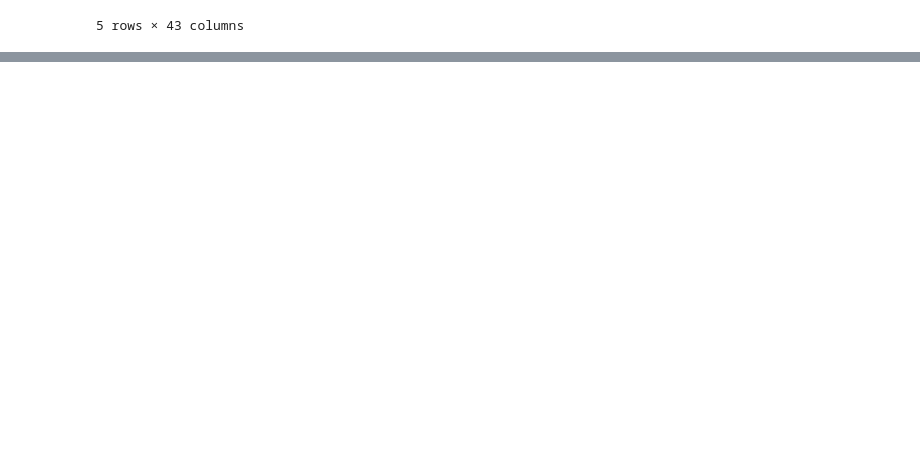
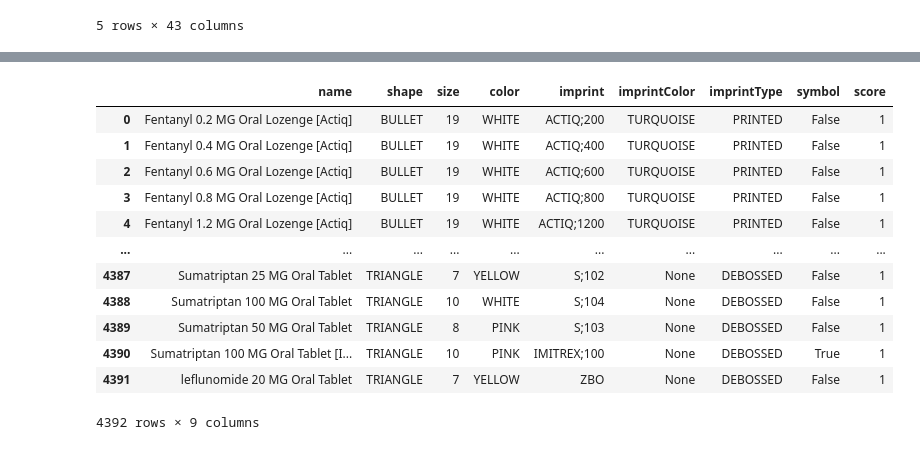
Before and after one commit to d3rp3tt3/cv_project, a Jupyter notebook: explore.ipynb, the cells around one changed output, grey strips where cells are left out. Drawn from its saved outputs; the diff is of its cells as text; code cells hidden in the pictures; blank space fills up the shorter version.

```diff
--- a/explore.ipynb
+++ b/explore.ipynb
@@ -22,5 +22,5 @@ data.shape
 # %% [output]
 (4392, 18)
 # %%
-df = pd.read_json('./data/rximagesAll.json', lines=True)
+json_df = pd.read_json('./data/rximagesAll.json', lines=True)
 # %%
@@ -35,7 +35,7 @@ df.head()
 5 rows × 35 columns
 # %%
 # Copy the data to a new dataframe
-df_copy = df.copy()
+json_df_copy = json_df.copy()
 # %%
 # Extract the values from the dictionary, which we'll use for the classifiers
 def extract_values(dictionary):
@@ -49,5 +49,5 @@ def extract_values(dictionary):
 	score = dictionary.get('score')
 	return shape, size, color, imprint, imprintColor, imprintType, symbol, score
 
-df_copy[['shape', 'size', 'color', 'imprint', 'imprintColor', 'imprintType', 'symbol', 'score']] = df_copy['mpc'].apply(extract_values).apply(pd.Series)
+json_df_copy[['shape', 'size', 'color', 'imprint', 'imprintColor', 'imprintType', 'symbol', 'score']] = df_copy['mpc'].apply(extract_values).apply(pd.Series)
 # %%
@@ -60,3 +60,6 @@ df_copy.head()
 | 3 | {'$oid': '5a32f687eb4525ea9e82bee6'} | 63459-0508-30 | 1 | 261108 | 09-26-2013 | Fentanyl 0.8 MG Oral Lozenge [Actiq] | Cephalon, Inc. | CII | National Library of Medicine | Li... | {'shape': 'BULLET', 'size': 19, '... | ... |
 | 4 | {'$oid': '5a32f687eb4525ea9e82bee7'} | 63459-0512-30 | 1 | 261109 | 09-26-2013 | Fentanyl 1.2 MG Oral Lozenge [Actiq] | Cephalon, Inc. | CII | National Library of Medicine | Li... | {'shape': 'BULLET', 'size': 19, '... | ... |
 5 rows × 43 columns
+# %%
+df_cleaned = json_df_copy.drop(['mpc', '_id'], axis=1)
+df_cleaned.head()
@@ -62,0 +93,18 @@ df_copy.head()
+# %%
+# Reduce the number of features to just the ones we want to use
+df_features = df_cleaned[['name', 'shape', 'size', 'color', 'imprint', 'imprintColor', 'imprintType', 'symbol', 'score']]
+df_features
+# %% [output]
+|  | name | shape | size | color | imprint | imprintColor | imprintType | symbol | score |
+| 0 | Fentanyl 0.2 MG Oral Lozenge [Actiq] | BULLET | 19 | WHITE | ACTIQ;200 | TURQUOISE | PRINTED | False | 1 |
+| 1 | Fentanyl 0.4 MG Oral Lozenge [Actiq] | BULLET | 19 | WHITE | ACTIQ;400 | TURQUOISE | PRINTED | False | 1 |
+| 2 | Fentanyl 0.6 MG Oral Lozenge [Actiq] | BULLET | 19 | WHITE | ACTIQ;600 | TURQUOISE | PRINTED | False | 1 |
+| 3 | Fentanyl 0.8 MG Oral Lozenge [Actiq] | BULLET | 19 | WHITE | ACTIQ;800 | TURQUOISE | PRINTED | False | 1 |
+| 4 | Fentanyl 1.2 MG Oral Lozenge [Actiq] | BULLET | 19 | WHITE | ACTIQ;1200 | TURQUOISE | PRINTED | False | 1 |
+| ... | ... | ... | ... | ... | ... | ... | ... | ... | ... |
+| 4387 | Sumatriptan 25 MG Oral Tablet | TRIANGLE | 7 | YELLOW | S;102 | None | DEBOSSED | False | 1 |
+| 4388 | Sumatriptan 100 MG Oral Tablet | TRIANGLE | 10 | WHITE | S;104 | None | DEBOSSED | False | 1 |
+| 4389 | Sumatriptan 50 MG Oral Tablet | TRIANGLE | 8 | PINK | S;103 | None | DEBOSSED | False | 1 |
+| 4390 | Sumatriptan 100 MG Oral Tablet [I... | TRIANGLE | 10 | PINK | IMITREX;100 | None | DEBOSSED | True | 1 |
+| 4391 | leflunomide 20 MG Oral Tablet | TRIANGLE | 7 | YELLOW | ZBO | None | DEBOSSED | False | 1 |
+4392 rows × 9 columns
```
Also changed, not shown: parts of 8 cells of this notebook.
